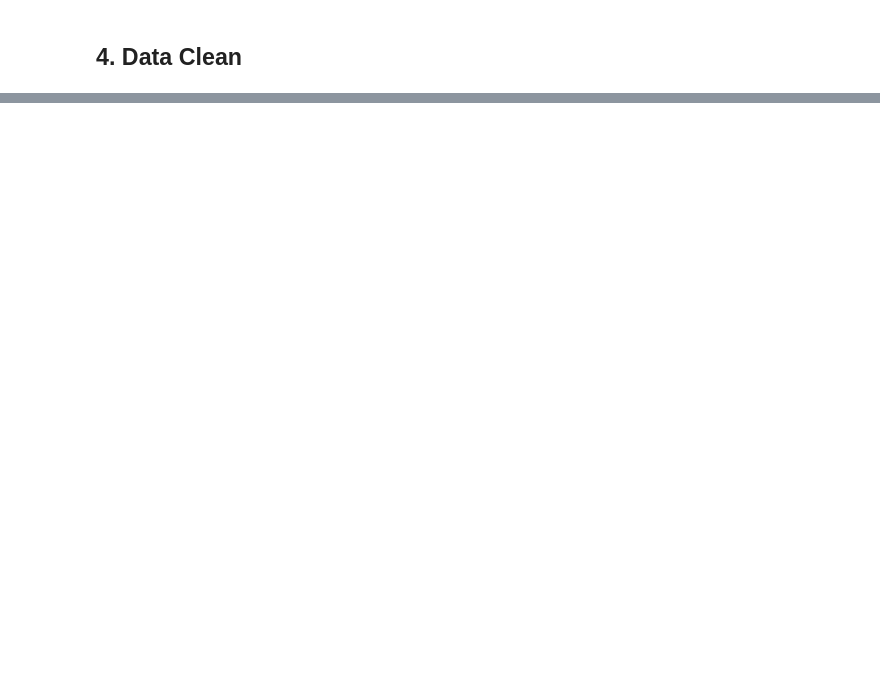
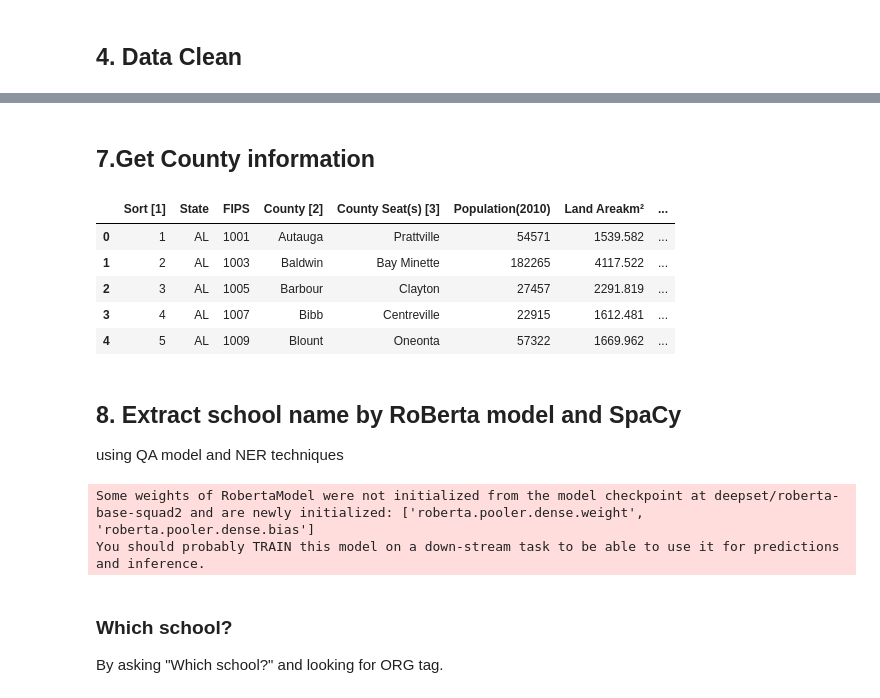
Before and after one commit to scleeza/wiki_k12_shooting, a Jupyter notebook: schol_shooting_wiki.ipynb, the cells around one changed output, grey strips where cells are left out. Cells and saved outputs as stored; diff of their text form; code cells hidden in the pictures; blank space fills up the shorter version.

```diff
--- a/schol_shooting_wiki.ipynb
+++ b/schol_shooting_wiki.ipynb
@@ -205,0 +244,28 @@ death_specific =alt.Chart(df[df['State'].isin([' Texas',' Oregon'])]).mark_bar(o
+# %% [markdown]
+## 7.Get County information
+# %%
+county_table = pd.read_html("https://en.wikipedia.org/wiki/User:Michael_J/County_table", header=0)
+# %%
+df_county = county_table[0]
+# %%
+df_county.head()
+# %% [output]
+|  | Sort [1] | State | FIPS | County [2] | County Seat(s) [3] | Population(2010) | Land Areakm² | ... |
+| 0 | 1 | AL | 1001 | Autauga | Prattville | 54571 | 1539.582 | ... |
+| 1 | 2 | AL | 1003 | Baldwin | Bay Minette | 182265 | 4117.522 | ... |
+| 2 | 3 | AL | 1005 | Barbour | Clayton | 27457 | 2291.819 | ... |
+| 3 | 4 | AL | 1007 | Bibb | Centreville | 22915 | 1612.481 | ... |
+| 4 | 5 | AL | 1009 | Blount | Oneonta | 57322 | 1669.962 | ... |
+# %% [markdown]
+## 8. Extract school name by RoBerta model and SpaCy
+
+using QA model and NER techniques
+# %%
+from transformers import AutoModelForQuestionAnswering, AutoTokenizer, pipeline
+model_name = "deepset/roberta-base-squad2"
+
+# Load model
+nlp = pipeline('question-answering', model=model_name, tokenizer=model_name)
+# %% [output]
+Some weights of RobertaModel were not initialized from the model checkpoint at deepset/roberta-base-squad2 and are newly initialized: ['roberta.pooler.dense.weight', 'roberta.pooler.dense.bias']
+You should probably TRAIN this model on a down-stream task to be able to use it for predictions and inference.
@@ -205,0 +278,5 @@ death_specific =alt.Chart(df[df['State'].isin([' Texas',' Oregon'])]).mark_bar(o
+# %% [markdown]
+### Which school?
+
+By asking "Which school?"
+and looking for ORG tag.
```
Also changed, not shown: parts of 17 cells of this notebook.
